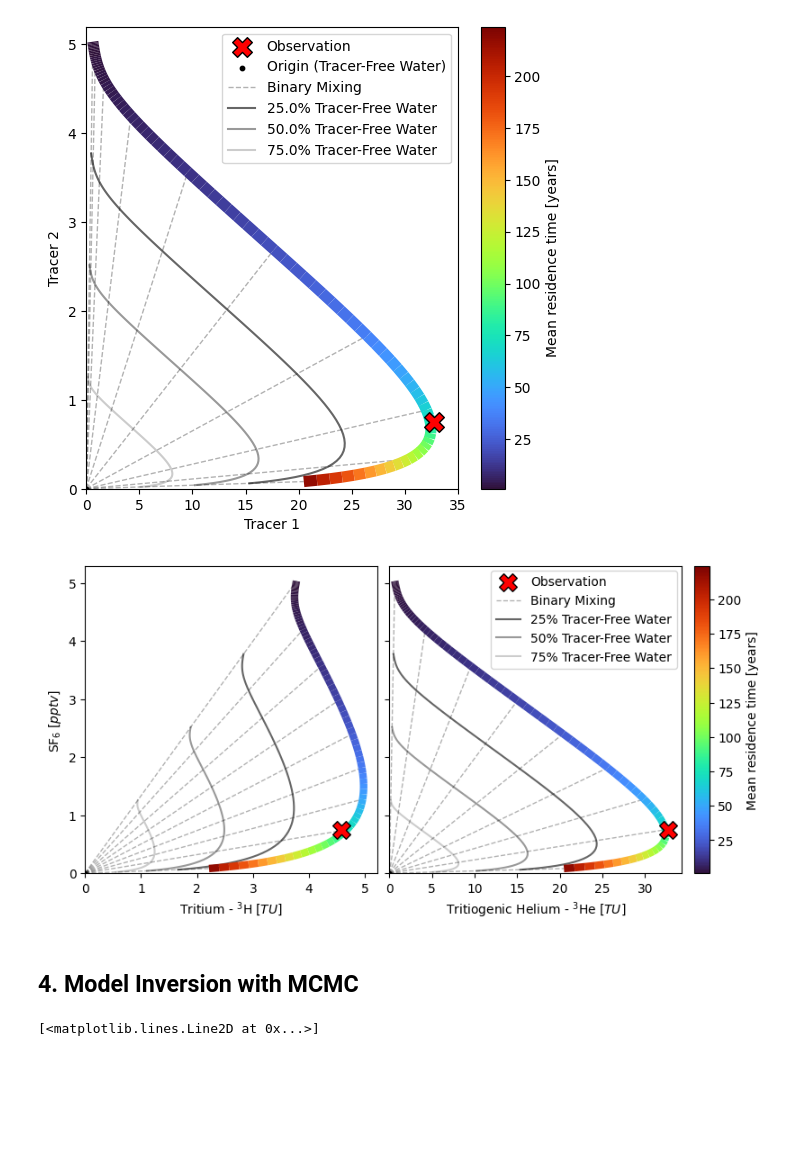
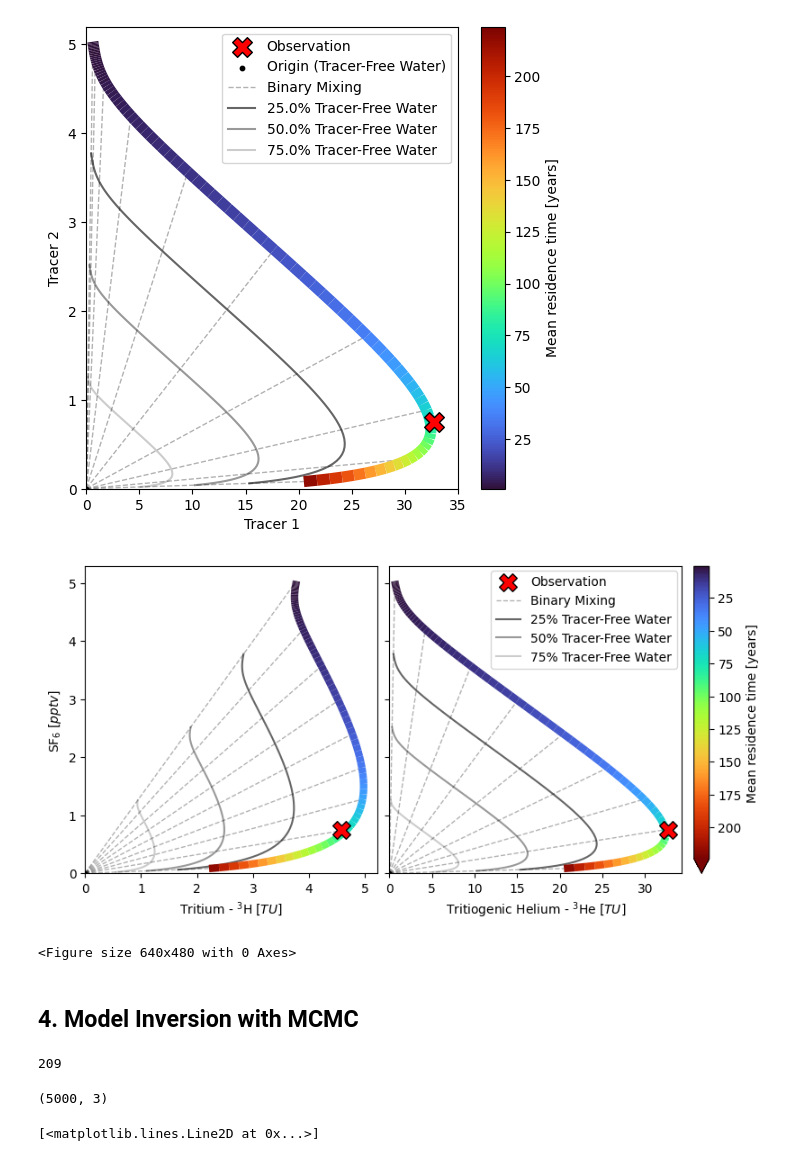
Before and after one commit to iGW-TU-Dresden/PyTracerLab, a Jupyter notebook: docs/examples/example_08.ipynb, the cells around one changed output. Saved outputs shown, nothing was run; the diff lists cells and outputs as text; code cells hidden in the pictures; blank space fills up the shorter version.

```diff
--- a/docs/examples/example_08.ipynb
+++ b/docs/examples/example_08.ipynb
@@ -374,34 +374,39 @@ for i, ax in enumerate(axs):
         tracer1_col=tracer1_cols[i],
         tracer2_col=tracer2_cols[i],
         title_prefix=f"Run {i+1} – ",
         outline=False,
         line_lw=6.
     )
     lc.set_norm(norm)  # enforce shared normalization
     mappables.append(lc)
     ax.set_xlim(0.)
     ax.set_ylim(0.)
 
 # shared colorbar (use any of the LineCollections as the mappable)
 cbar = fig.colorbar(
     mappables[0],
     ax=axs,
     label="Mean residence time [years]",
     fraction=0.035,
     pad=0.02,
+    extend="max"
 )
+cbar.ax.invert_yaxis()
 
 # legend: usually best to show it only once to avoid clutter
 handles, labels = axs[0].get_legend_handles_labels()
 fig.legend(handles, labels, loc=(.62, .7), ncol=1, frameon=True)
 
 axs[0].set_xlabel(r"Tritium - $ ^3\mathrm{H} \; [TU] $")
 axs[0].set_ylabel(r"$ \mathrm{SF}_6 \; [pptv] $")
 axs[1].set_xlabel(r"Tritiogenic Helium - $ ^3\mathrm{He} \; [TU] $")
 
 plt.show()
+
+plt.savefig("tracer_tracer_plots_benchmark.png", dpi=600)
 # %% [output]
-[figure, old version]
+[figure, new version]
+<Figure size 640x480 with 0 Axes>
 # %% [markdown]
 ## 4. Model Inversion with MCMC
 # %%
@@ -420,6 +425,17 @@ res = solver.mcmc_sample(
     return_sim=True,
     set_model_state=False
 )
+# %%
+# Get indices of time series that have observations (shared across all)
+obs_indices = np.arange(len(timestamps))[~np.isnan(obs_series).any(axis=1)]
+idx_select = 0
+
+print(obs_indices[idx_select])
+
+res["sims"][:, obs_indices[idx_select], :].shape
+# %% [output]
+209
+(5000, 3)
 # %%
 # diagnostic plots
 fig, ax = plt.subplots(1, 2, figsize=(10, 4))
```
Also changed, not shown: parts of 2 cells of this notebook, 3 other files.
